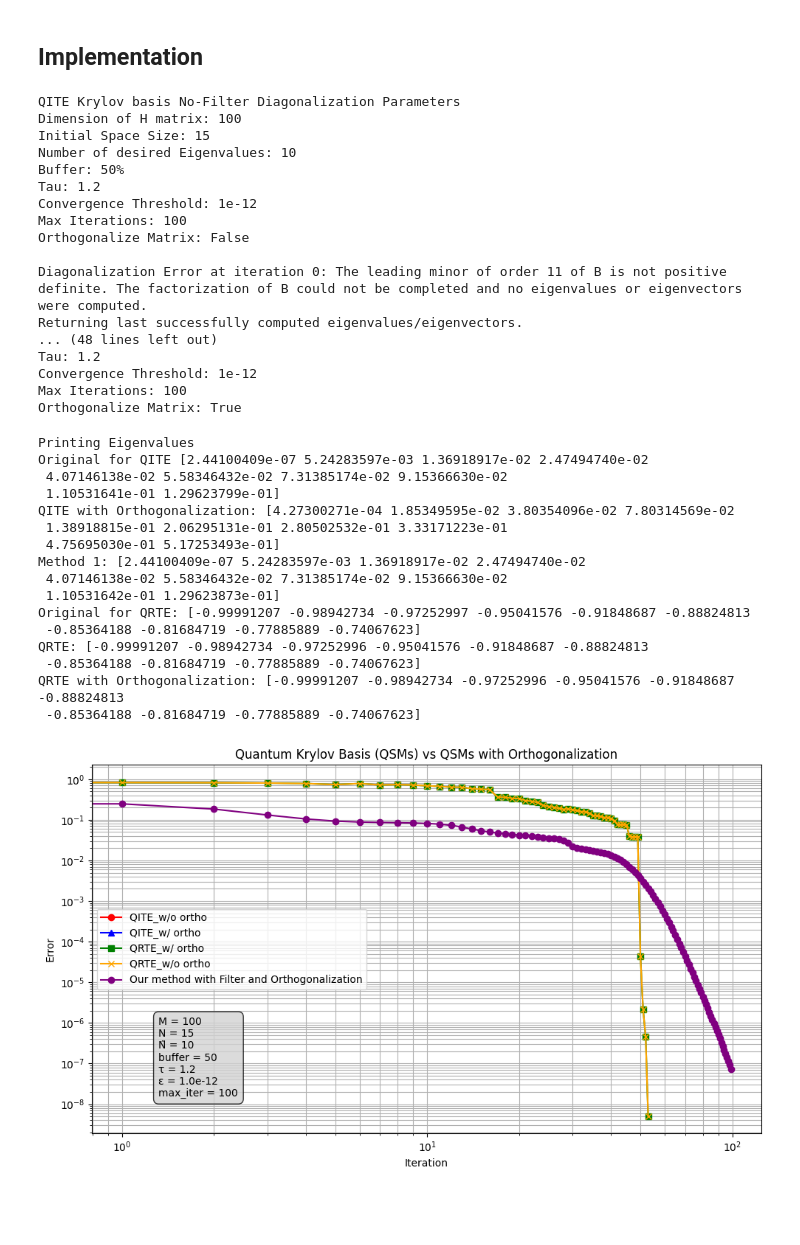
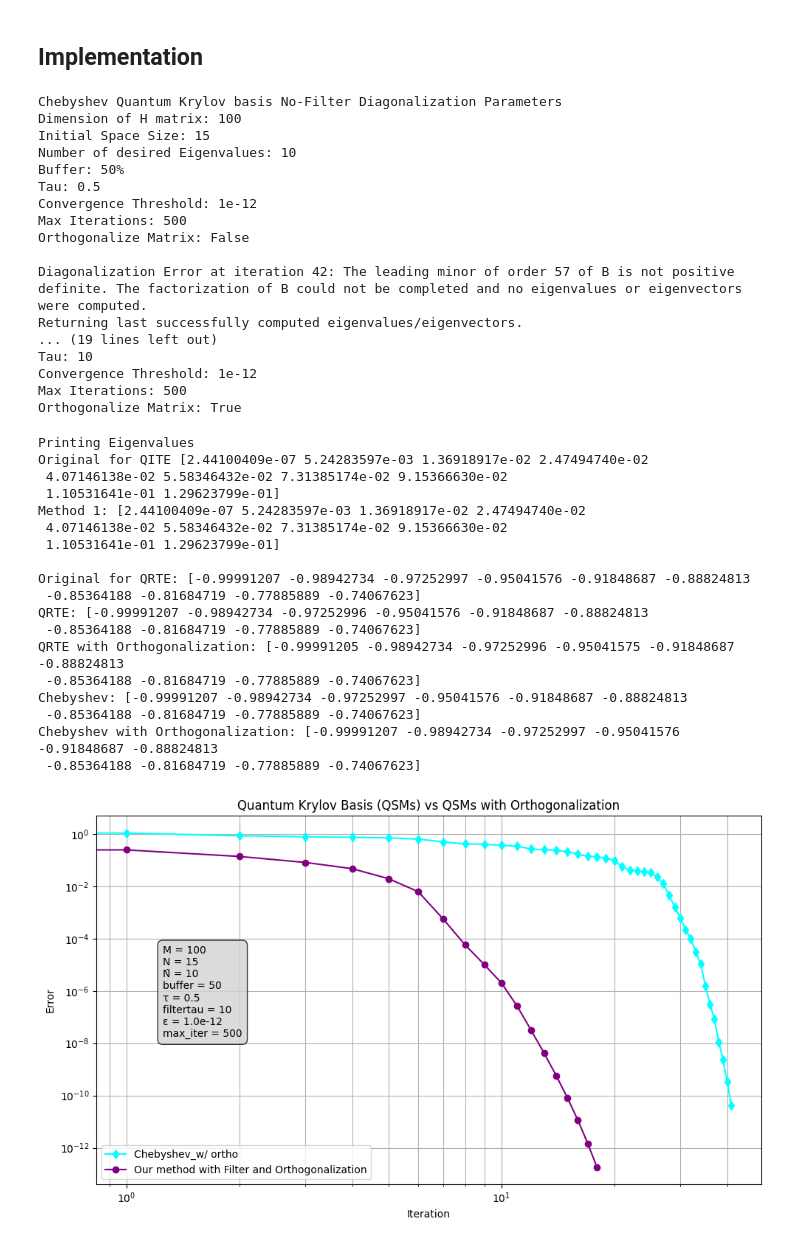
Before and after one commit to Nihar-Shah2001/Quantum_Computing_Notes, a Jupyter notebook: Notes/codes/comparison.ipynb, the cells around one changed output. Saved outputs shown, nothing was run; the diff lists cells and outputs as text; code cells hidden in the pictures; blank space fills up the shorter version.

```diff
--- a/Notes/codes/comparison.ipynb
+++ b/Notes/codes/comparison.ipynb
@@ -394,11 +461,11 @@ def method1(H, psi_0, Ntilde, buffer, deltatau, epsilon, max_iter, filter_choice
     # Initialization
     H_norm = normalize(H, choice='normal')
     # H_norm = H
-    Psi_0 = Initialization(H_norm, N, psi_0, subspace_choice='QRTE', deltatau=deltatau)
+    Psi_0 = Initialization(H_norm, N, psi_0, subspace_choice='chebyshev', deltatau=deltatau)
 
     H = normalize(H, choice='norm01')
 
-    while itr < max_iter and abs_error[itr]>=epsilon and N <= H.shape[0]:
+    while itr < max_iter and abs_error[itr]>=epsilon:
 
         # print(f"Iteration {itr} Condition Number of Psi Matrix: {np.linalg.cond(Psi_0)}")
 
@@ -445,10 +512,11 @@ M =  100 # Dimension of the matrix
 Ntilde = 10  # Number of eigenvalues
 buffer = 50  # Buffer for the number of eigenvalues
 N = int(np.ceil((1+(buffer/100)) * Ntilde))  # Number of eigenvalues to be found
-deltatau = 1.2 # Time step for the QITE method
+deltatau = 0.5 # Time step for the QITE method
+filtertau = 10
 
 epsilon = 1e-12  # Tolerance for convergence
-max_iter = 100 # Maximum number of iterations
+max_iter = 500 # Maximum number of iterations
 
 H = generate_hermitian_matrix(M, choice='synthetic')
 
@@ -472,6 +540,7 @@ print("Initial space size: ", N)
 print("Number of Eigenvalues: ", Ntilde)
 print("Buffer: ", buffer)
 print("Time Step: ", deltatau)
+print("Filter Time Step: ", filtertau)
 print("Convergence Threshold: ", epsilon)
 print("Max Iterations: ", max_iter)
 # %% [output]
@@ -485,84 +555,94 @@ Max Iterations:  100
 # %% [markdown]
 ## Implementation
 # %%
-qite_eigenvals, qite_abs_error, qite_itr = QITE(H, psi_0, Ntilde, buffer, deltatau, epsilon, max_iter, filter_choice=False, orthogonalize=False)
-qite_ortho_eigenvals, qite_ortho_abs_error, qite_ortho_itr = QITE(H, psi_0, Ntilde, buffer, deltatau, epsilon, max_iter, filter_choice=False, orthogonalize=True)
-qrte_eigenvals, qrte_abs_error, qrte_itr = QRTE(H, psi_0, Ntilde, buffer, deltatau, epsilon, max_iter, filter_choice=False, orthogonalize=False)
-qrte_ortho_eigenvals, qrte_ortho_abs_error, qrte_ortho_itr = QRTE(H, psi_0, Ntilde, buffer, deltatau, epsilon, max_iter, filter_choice=False, orthogonalize=True)
-method1_eigenvals, method1_eigenvecs, method1_abs_error, method1_itr = method1(H, psi_0, Ntilde, buffer, deltatau, epsilon, max_iter, filter_choice=True, orthogonalize=True)
+# qite_eigenvals, qite_abs_error, qite_itr = QITE(H, psi_0, Ntilde, buffer, deltatau, epsilon, max_iter, filter_choice=False, orthogonalize=False)
+# qite_ortho_eigenvals, qite_ortho_abs_error, qite_ortho_itr = QITE(H, psi_0, Ntilde, buffer, deltatau, epsilon, max_iter, filter_choice=False, orthogonalize=True)
+# qrte_eigenvals, qrte_abs_error, qrte_itr = QRTE(H, psi_0, Ntilde, buffer, deltatau, epsilon, max_iter, filter_choice=False, orthogonalize=False)
+# qrte_ortho_eigenvals, qrte_ortho_abs_error, qrte_ortho_itr = QRTE(H, psi_0, Ntilde, buffer, deltatau, epsilon, max_iter, filter_choice=False, orthogonalize=True)
+chebyshev_eigenvals, chebyshev_abs_error, chebyshev_itr = chebyshev(H, psi_0, Ntilde, buffer, deltatau, epsilon, max_iter, filter_choice=False, orthogonalize=False)
+chebyshev_ortho_eigenvals, chebyshev_ortho_abs_error, chebyshev_ortho_itr = chebyshev(H, psi_0, Ntilde, buffer, deltatau, epsilon, max_iter, filter_choice=False, orthogonalize=True)
+method1_eigenvals, method1_eigenvecs, method1_abs_error, method1_itr = method1(H, psi_0, Ntilde, buffer, filtertau, epsilon, max_iter, filter_choice=True, orthogonalize=True)
 # %% [output]
-QITE Krylov basis No-Filter Diagonalization Parameters
+Chebyshev Quantum Krylov basis No-Filter Diagonalization Parameters
 Dimension of H matrix: 100
 Initial Space Size: 15
 Number of desired Eigenvalues: 10
 Buffer: 50%
-Tau: 1.2
+Tau: 0.5
 Convergence Threshold: 1e-12
-Max Iterations: 100
+Max Iterations: 500
 Orthogonalize Matrix: False
 
-Diagonalization Error at iteration 0: The leading minor of order 11 of B is not positive definite. The factorization of B could not be completed and no eigenvalues or eigenvectors were computed.
+Diagonalization Error at iteration 42: The leading minor of order 57 of B is not positive definite. The factorization of B could not be completed and no eigenvalues or eigenvectors were computed.
 Returning last successfully computed eigenvalues/eigenvectors.
-... (48 lines left out)
-Tau: 1.2
+... (19 lines left out)
+Tau: 10
 Convergence Threshold: 1e-12
-Max Iterations: 100
+Max Iterations: 500
 Orthogonalize Matrix: True
 # %%
 print("Printing Eigenvalues")
 print("Original for QITE", np.sort(np.linalg.eigvalsh((H - a * np.eye(M)) / (b - a)))[:Ntilde])
 # print("QITE:", qite_eigenvals[:Ntilde])
-print("QITE with Orthogonalization:", qite_ortho_eigenvals[:Ntilde])
+# print("QITE with Orthogonalization:", qite_ortho_eigenvals[:Ntilde])
 print("Method 1:", method1_eigenvals[:Ntilde])
+print()
 print("Original for QRTE:",np.sort(np.linalg.eigvalsh(H/np.linalg.norm(H,ord=2)))[:Ntilde])
 print("QRTE:", qrte_eigenvals[:Ntilde])
 print("QRTE with Orthogonalization:", qrte_ortho_eigenvals[:Ntilde])
+print("Chebyshev:", chebyshev_eigenvals[:Ntilde])
+print("Chebyshev with Orthogonalization:", chebyshev_ortho_eigenvals[:Ntilde])
 # %% [output]
 Printing Eigenvalues
 Original for QITE [2.44100409e-07 5.24283597e-03 1.36918917e-02 2.47494740e-02
  4.07146138e-02 5.58346432e-02 7.31385174e-02 9.15366630e-02
  1.10531641e-01 1.29623799e-01]
-QITE with Orthogonalization: [4.27300271e-04 1.85349595e-02 3.80354096e-02 7.80314569e-02
- 1.38918815e-01 2.06295131e-01 2.80502532e-01 3.33171223e-01
- 4.75695030e-01 5.17253493e-01]
 Method 1: [2.44100409e-07 5.24283597e-03 1.36918917e-02 2.47494740e-02
  4.07146138e-02 5.58346432e-02 7.31385174e-02 9.15366630e-02
- 1.10531642e-01 1.29623873e-01]
+ 1.10531641e-01 1.29623799e-01]
+
 Original for QRTE: [-0.99991207 -0.98942734 -0.97252997 -0.95041576 -0.91848687 -0.88824813
  -0.85364188 -0.81684719 -0.77885889 -0.74067623]
 QRTE: [-0.99991207 -0.98942734 -0.97252996 -0.95041576 -0.91848687 -0.88824813
  -0.85364188 -0.81684719 -0.77885889 -0.74067623]
-QRTE with Orthogonalization: [-0.99991207 -0.98942734 -0.97252996 -0.95041576 -0.91848687 -0.88824813
+QRTE with Orthogonalization: [-0.99991205 -0.98942734 -0.97252996 -0.95041575 -0.91848687 -0.88824813
  -0.85364188 -0.81684719 -0.77885889 -0.74067623]
+Chebyshev: [-0.99991207 -0.98942734 -0.97252997 -0.95041576 -0.91848687 -0.88824813
+ -0.85364188 -0.81684719 -0.77885889 -0.74067623]
+Chebyshev with Orthogonalization: [-0.99991207 -0.98942734 -0.97252997 -0.95041576 -0.91848687 -0.88824813
+ -0.85364188 -0.81684719 -0.77885889 -0.74067623]
 # %%
 plt.figure(figsize=(10, 6))
 plt.title('Quantum Krylov Basis (QSMs) vs QSMs with Orthogonalization')
-plt.plot(np.arange(qite_itr), qite_abs_error[1:], marker='o', label='QITE_w/o ortho', color='red')
-plt.plot(np.arange(qite_ortho_itr), qite_ortho_abs_error[1:], marker='^', label='QITE_w/ ortho', color='blue')
-plt.plot(np.arange(qrte_ortho_itr), qrte_ortho_abs_error[1:], marker='s', label='QRTE_w/ ortho', color='green')
-plt.plot(np.arange(qrte_itr), qrte_abs_error[1:], marker='x', label='QRTE_w/o ortho', color='orange')
+# plt.plot(np.arange(qite_itr), qite_abs_error[1:], marker='o', label='QITE_w/o ortho', color='red')
+# plt.plot(np.arange(qite_ortho_itr), qite_ortho_abs_error[1:], marker='^', label='QITE_w/ ortho', color='blue')
+# plt.plot(np.arange(qrte_ortho_itr), qrte_ortho_abs_error[1:], marker='s', label='QRTE_w/ ortho', color='green')
+# plt.plot(np.arange(qrte_itr), qrte_abs_error[1:], marker='x', label='QRTE_w/o ortho', color='orange')
+plt.plot(np.arange(chebyshev_ortho_itr), chebyshev_ortho_abs_error[1:], marker='d', label='Chebyshev_w/ ortho', color='cyan')
+# plt.plot(np.arange(chebyshev_itr), chebyshev_abs_error[1:], marker='*', label='Chebyshev_w/o ortho', color='magenta')
 plt.plot(np.arange(method1_itr), method1_abs_error[1:], marker='o', label='Our method with Filter and Orthogonalization', color='purple')
 plt.yscale('log')
 plt.xscale('log')
 plt.xlabel('Iteration')
 plt.ylabel('Error')
 plt.grid(True, 'both', 'both')
 plt.legend()
 info_text = (
     f"M = {M}\n"
     f"N = {N}\n"
     f"Ñ = {Ntilde}\n"
     f"buffer = {buffer}\n"
     f"τ = {deltatau}\n"
+    f"filtertau = {filtertau}\n"
     f"ε = {epsilon:.1e}\n"
     f"max_iter = {max_iter}"
 )
 
 # Adjust position (x=0.65, y=0.5) as needed
-plt.text(0.1, 0.1, info_text, transform=plt.gca().transAxes,
+plt.text(0.1, 0.4, info_text, transform=plt.gca().transAxes,
          fontsize=10, bbox=dict(boxstyle='round,pad=0.5', facecolor='lightgrey', alpha=0.8))
 plt.legend()
 plt.tight_layout()
 plt.show()
 # %% [output]
-[figure, old version]
+[figure, new version]
```
Also changed, not shown: parts of 5 cells of this notebook.
